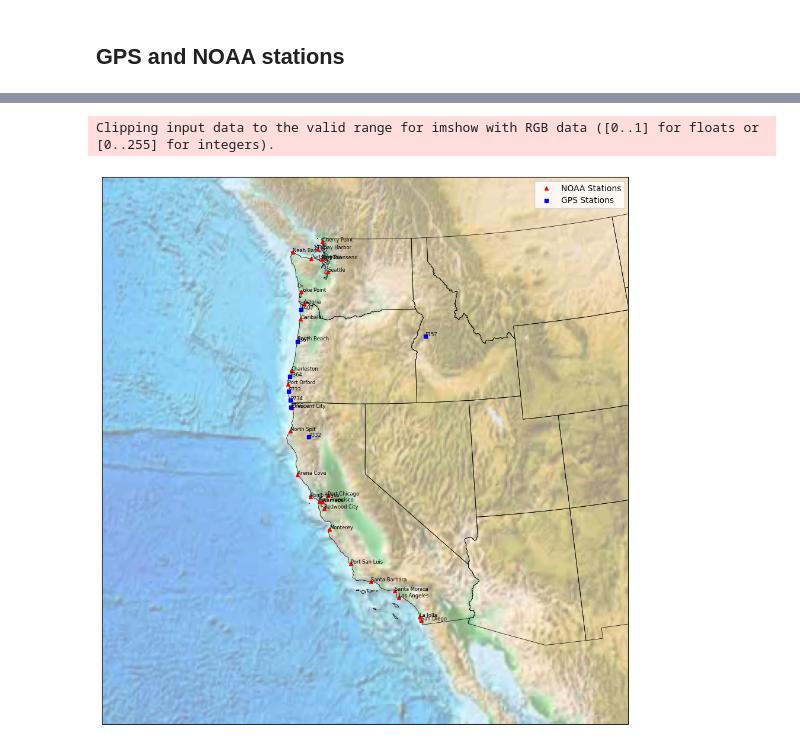
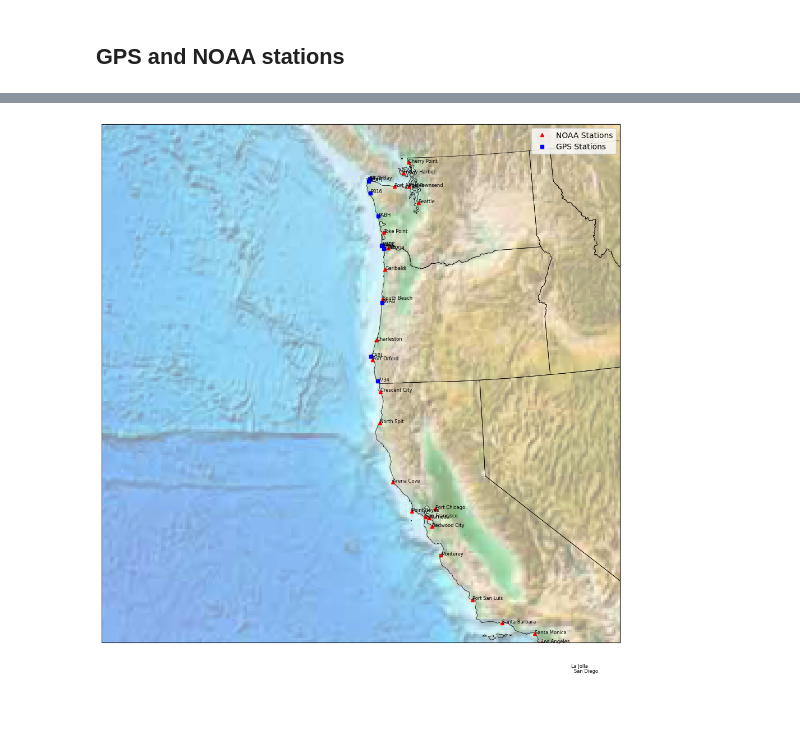
Before and after one commit to Benz-Poobua/Undergrad-Research-2, a Jupyter notebook: GPS-NOAA geodetic-climatic data.ipynb, the cells around one changed output, grey strips where cells are left out. Saved outputs shown, nothing was run; the diff lists cells and outputs as text; code cells hidden in the pictures; blank space fills up the shorter version.

```diff
--- a/GPS-NOAA geodetic-climatic data.ipynb
+++ b/GPS-NOAA geodetic-climatic data.ipynb
@@ -118,37 +97,36 @@ Name_GPS = GPS['Station']
 
 fig = plt.figure(figsize = (12, 12))
 m = Basemap(projection= 'lcc', resolution = None,
-            width = 2.5E6, height = 2.6E6,
-            lat_0 = 40, lon_0 = -120)
+            width = 1.8E6, height = 1.8E6,
+            lat_0 = 42, lon_0 = -125)
 
 #draw_map(m)
 
 # Specify the correct path to the shapefile (replace 'path_to_directory' with the correct path)
 shapefile_path = '/Users/suphakornpoobua/Documents/GitHub/Undergraduate-Research-2/'
 
 # Add state boundaries
 m.readshapefile(shapefile_path + 'st99_d00', name='states', drawbounds=True)
 
 m.etopo(scale=1, alpha=0.5)
 
 # Map (Long, Lat) to (x, y) for plotting all points at once
 X, Y = m(Long_NOAA.values, Lat_NOAA.values)
 A, B = m(Long_GPS.values, Lat_GPS.values)
 
 # Plot all points at once
 plt.plot(X, Y, '^', markersize=5, color='red', label='NOAA Stations')
 plt.plot(A, B, 's', markersize=5, color='blue', label='GPS Stations')
 
 # Add text labels for each point
 for x, y, name1 in zip(X, Y, Name_NOAA):
     plt.text(x, y, name1, fontsize=6)
 
 # Add text labels for each point
 for a, b, name2 in zip(A, B, Name_GPS):
     plt.text(a, b, name2, fontsize=6)
 
 plt.legend()
 plt.show()
 # %% [output]
-Clipping input data to the valid range for imshow with RGB data ([0..1] for floats or [0..255] for integers).
-[figure, old version]
+[figure, new version]
```
Also changed, not shown: parts of 3 cells of this notebook.
